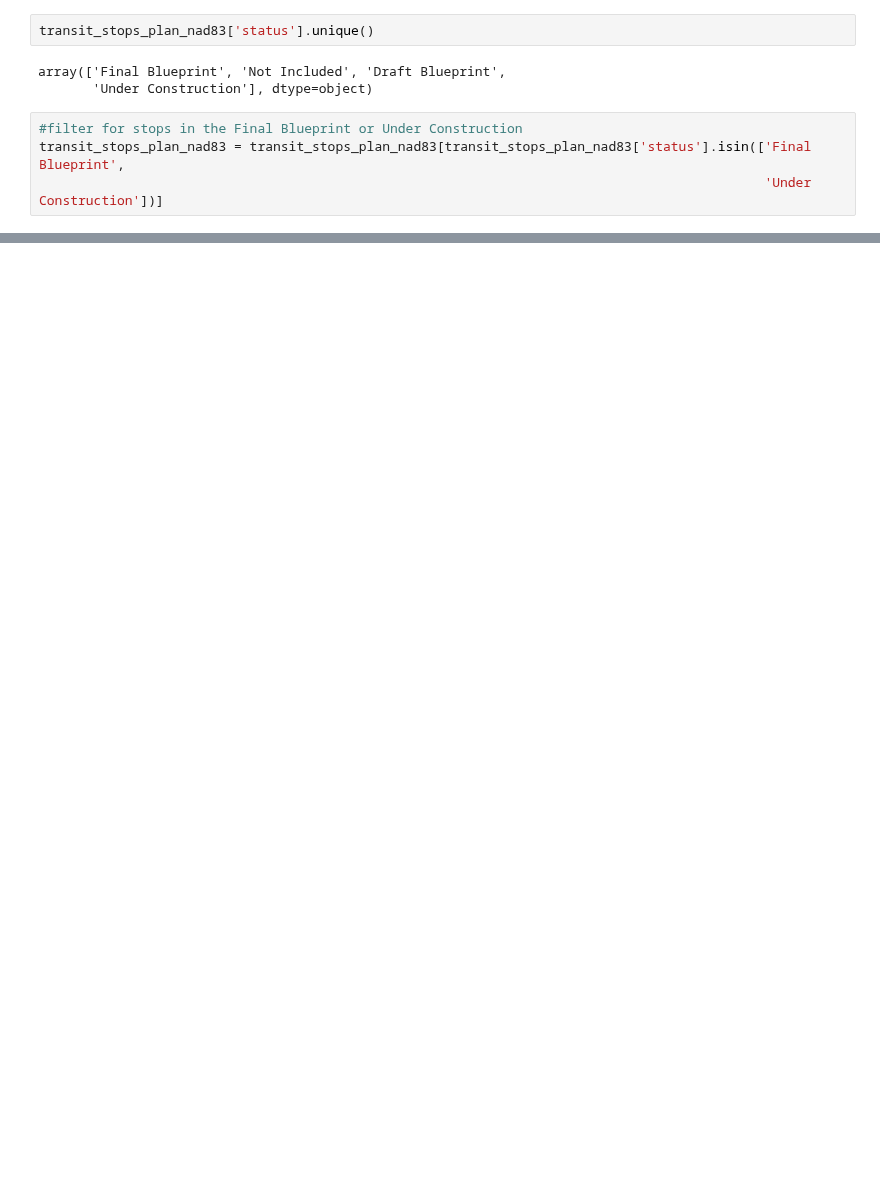
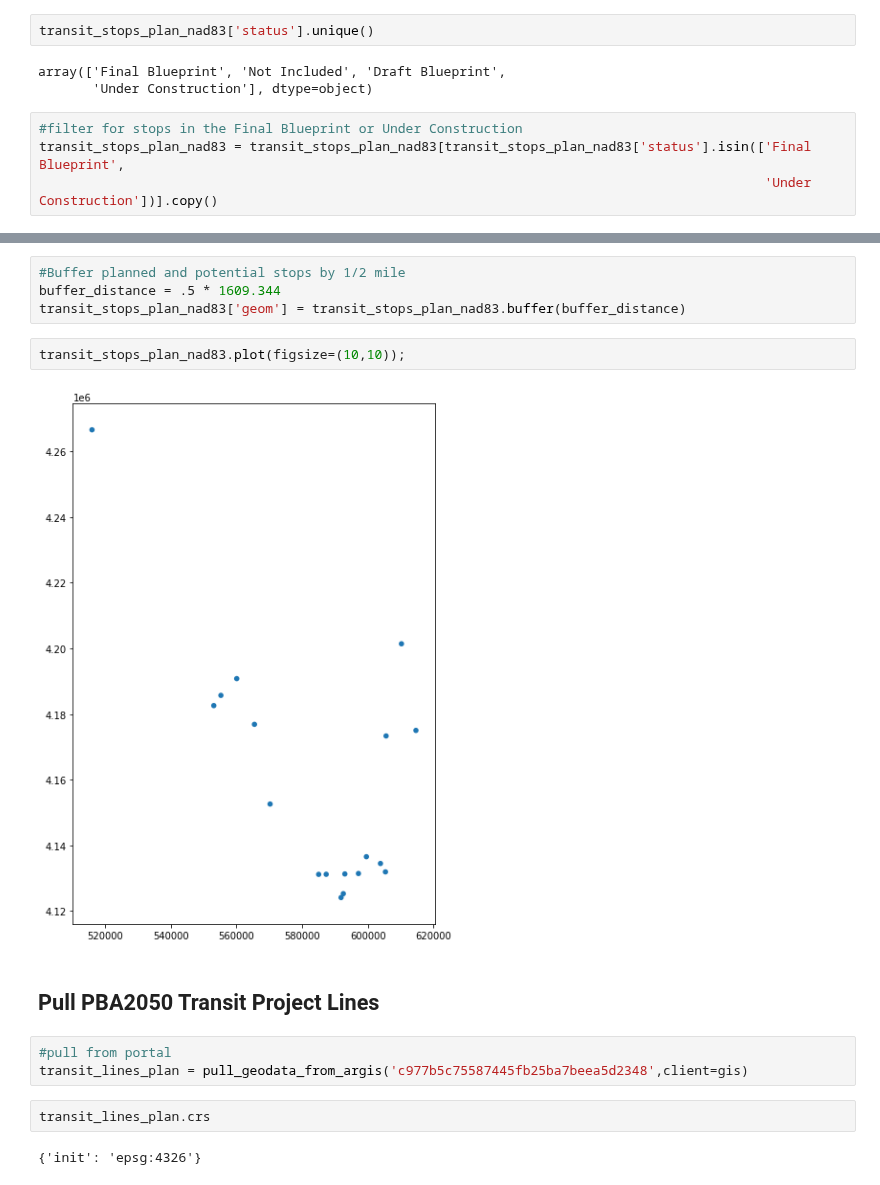
Before and after one commit to BayAreaMetro/Spatial-Analysis-Mapping-Projects, a Jupyter notebook: Project-Documentation/Plan-Bay-Area-2050-Growth-Framework/Scripts/Create Transit Rich Areas Dataset.ipynb, the cells around one changed output, grey strips where cells are left out. Saved outputs shown, nothing was run; the diff lists cells and outputs as text; blank space fills up the shorter version.

```diff
--- a/Project-Documentation/Plan-Bay-Area-2050-Growth-Framework/Scripts/Create Transit Rich Areas Dataset.ipynb
+++ b/Project-Documentation/Plan-Bay-Area-2050-Growth-Framework/Scripts/Create Transit Rich Areas Dataset.ipynb
@@ -106,4 +154,4 @@ array(['Final Blueprint', 'Not Included', 'Draft Blueprint',
 # %%
 #filter for stops in the Final Blueprint or Under Construction
 transit_stops_plan_nad83 = transit_stops_plan_nad83[transit_stops_plan_nad83['status'].isin(['Final Blueprint',
-                                                                                             'Under Construction'])]
+                                                                                             'Under Construction'])].copy()
@@ -111,0 +180,17 @@ transit_stops_plan_nad83 = transit_stops_plan_nad83[transit_stops_plan_nad83['st
+# %%
+#Buffer planned and potential stops by 1/2 mile
+buffer_distance = .5 * 1609.344
+transit_stops_plan_nad83['geom'] = transit_stops_plan_nad83.buffer(buffer_distance)
+# %%
+transit_stops_plan_nad83.plot(figsize=(10,10));
+# %% [output]
+[figure, added]
+# %% [markdown]
+## Pull PBA2050 Transit Project Lines
+# %%
+#pull from portal
+transit_lines_plan = pull_geodata_from_argis('c977b5c75587445fb25ba7beea5d2348',client=gis)
+# %%
+transit_lines_plan.crs
+# %% [output]
+{'init': 'epsg:4326'}
```
Also changed, not shown: parts of 38 cells of this notebook, 1 other file.
